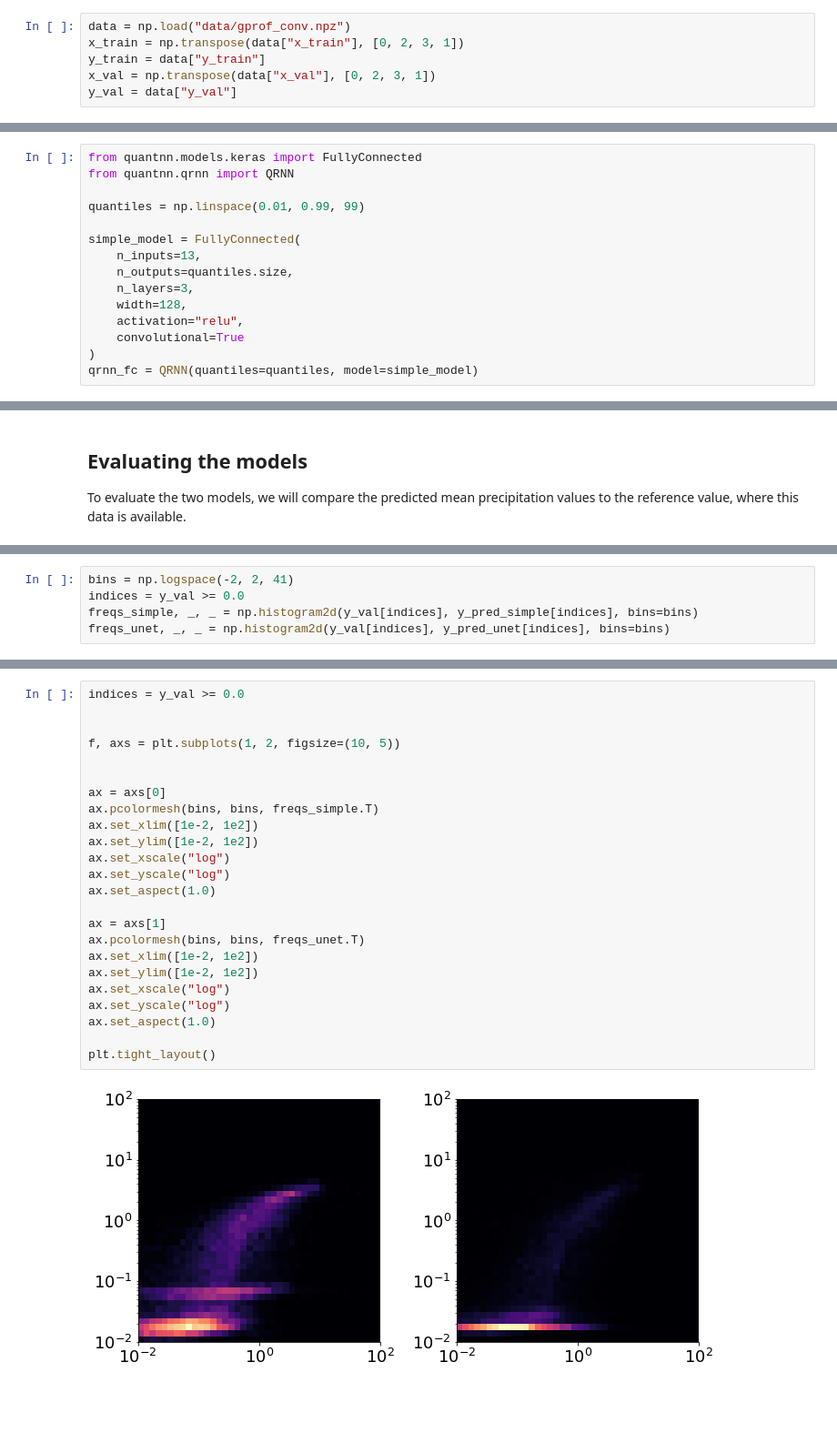
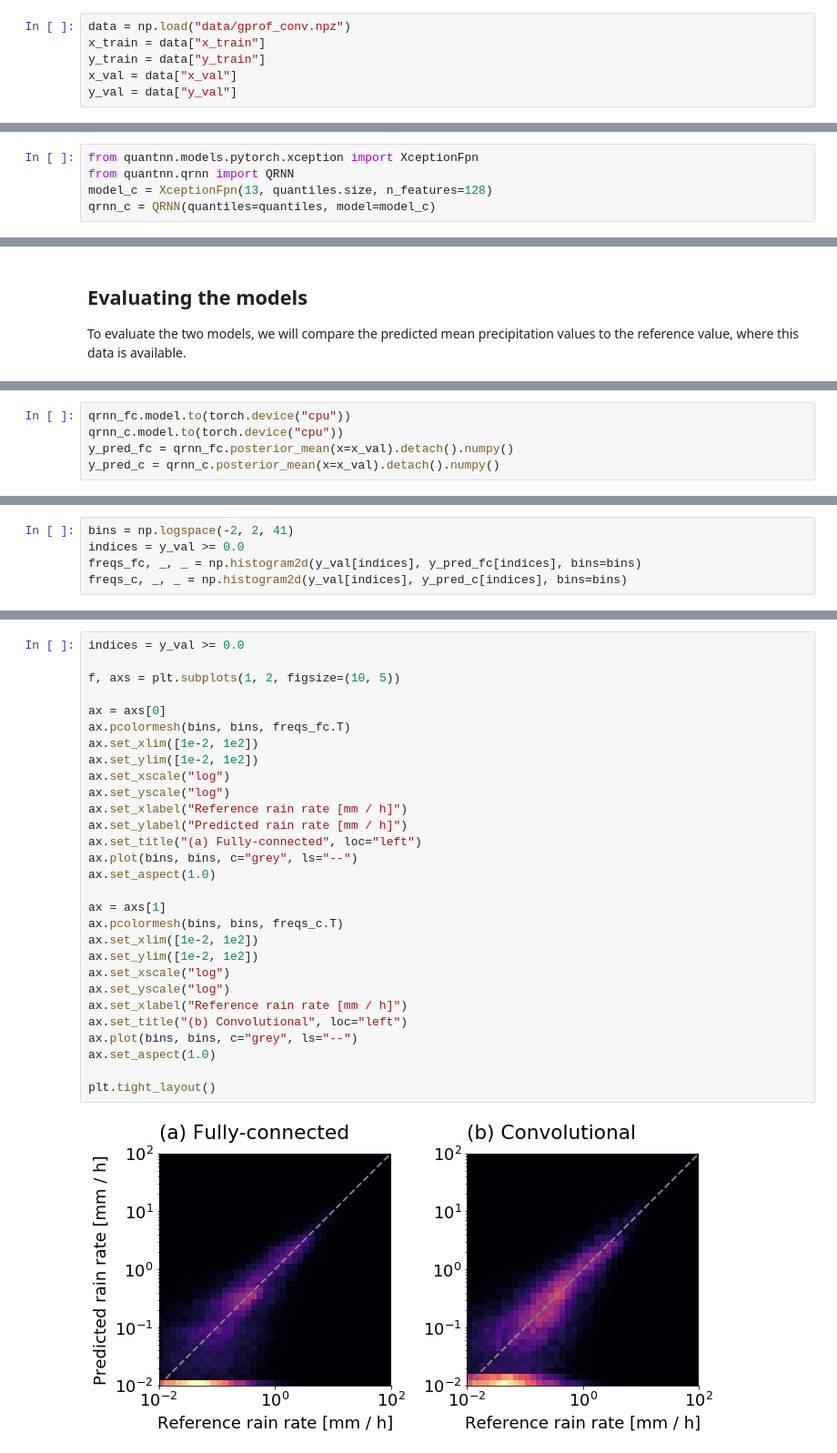
Before and after one commit to simonpf/quantnn, a Jupyter notebook: notebooks/convolutional_rain_rate_retrieval.ipynb, the cells around one changed output, grey strips where cells are left out. Shown: that part at 91% size. Cells and saved outputs as stored; diff of their text form; blank space fills up the shorter version.

Commit message:
Cleaned up convolutional rain rate retrieval example.

```diff
--- a/notebooks/convolutional_rain_rate_retrieval.ipynb
+++ b/notebooks/convolutional_rain_rate_retrieval.ipynb
@@ -17,7 +40,7 @@ from quantnn.examples.gprof_conv import download_data
 download_data()
 # %%
 data = np.load("data/gprof_conv.npz")
-x_train = np.transpose(data["x_train"], [0, 2, 3, 1])
+x_train = data["x_train"]
 y_train = data["y_train"]
-x_val = np.transpose(data["x_val"], [0, 2, 3, 1])
+x_val = data["x_val"]
 y_val = data["y_val"]
@@ -60,15 +170,5 @@ plt.tight_layout()
 # %%
-from quantnn.models.keras import FullyConnected
+from quantnn.models.pytorch.xception import XceptionFpn
 from quantnn.qrnn import QRNN
-
-quantiles = np.linspace(0.01, 0.99, 99)
-
-simple_model = FullyConnected(
-    n_inputs=13,
-    n_outputs=quantiles.size,
-    n_layers=3,
-    width=128,
-    activation="relu",
-    convolutional=True
-)
-qrnn_fc = QRNN(quantiles=quantiles, model=simple_model)
+model_c = XceptionFpn(13, quantiles.size, n_features=128)
+qrnn_c = QRNN(quantiles=quantiles, model=model_c)
@@ -194,0 +220,5 @@ with tf.device("cpu"):
+# %%
+qrnn_fc.model.to(torch.device("cpu"))
+qrnn_c.model.to(torch.device("cpu"))
+y_pred_fc = qrnn_fc.posterior_mean(x=x_val).detach().numpy()
+y_pred_c = qrnn_c.posterior_mean(x=x_val).detach().numpy()
@@ -195,5 +227,5 @@ with tf.device("cpu"):
 # %%
 bins = np.logspace(-2, 2, 41)
 indices = y_val >= 0.0
-freqs_simple, _, _ = np.histogram2d(y_val[indices], y_pred_simple[indices], bins=bins)
-freqs_unet, _, _ = np.histogram2d(y_val[indices], y_pred_unet[indices], bins=bins)
+freqs_fc, _, _ = np.histogram2d(y_val[indices], y_pred_fc[indices], bins=bins)
+freqs_c, _, _ = np.histogram2d(y_val[indices], y_pred_c[indices], bins=bins)
@@ -200,26 +236,31 @@ freqs_unet, _, _ = np.histogram2d(y_val[indices], y_pred_unet[indices], bins=bin
 # %%
 indices = y_val >= 0.0
 
-
 f, axs = plt.subplots(1, 2, figsize=(10, 5))
 
-
 ax = axs[0]
-ax.pcolormesh(bins, bins, freqs_simple.T)
+ax.pcolormesh(bins, bins, freqs_fc.T)
 ax.set_xlim([1e-2, 1e2])
 ax.set_ylim([1e-2, 1e2])
 ax.set_xscale("log")
 ax.set_yscale("log")
+ax.set_xlabel("Reference rain rate [mm / h]")
+ax.set_ylabel("Predicted rain rate [mm / h]")
+ax.set_title("(a) Fully-connected", loc="left")
+ax.plot(bins, bins, c="grey", ls="--")
 ax.set_aspect(1.0)
 
 ax = axs[1]
-ax.pcolormesh(bins, bins, freqs_unet.T)
+ax.pcolormesh(bins, bins, freqs_c.T)
 ax.set_xlim([1e-2, 1e2])
 ax.set_ylim([1e-2, 1e2])
 ax.set_xscale("log")
 ax.set_yscale("log")
+ax.set_xlabel("Reference rain rate [mm / h]")
+ax.set_title("(b) Convolutional", loc="left")
+ax.plot(bins, bins, c="grey", ls="--")
 ax.set_aspect(1.0)
 
 plt.tight_layout()
 # %% [output]
-[figure, old version]
+[figure, new version]
```
Also changed, not shown: parts of 27 cells of this notebook.
